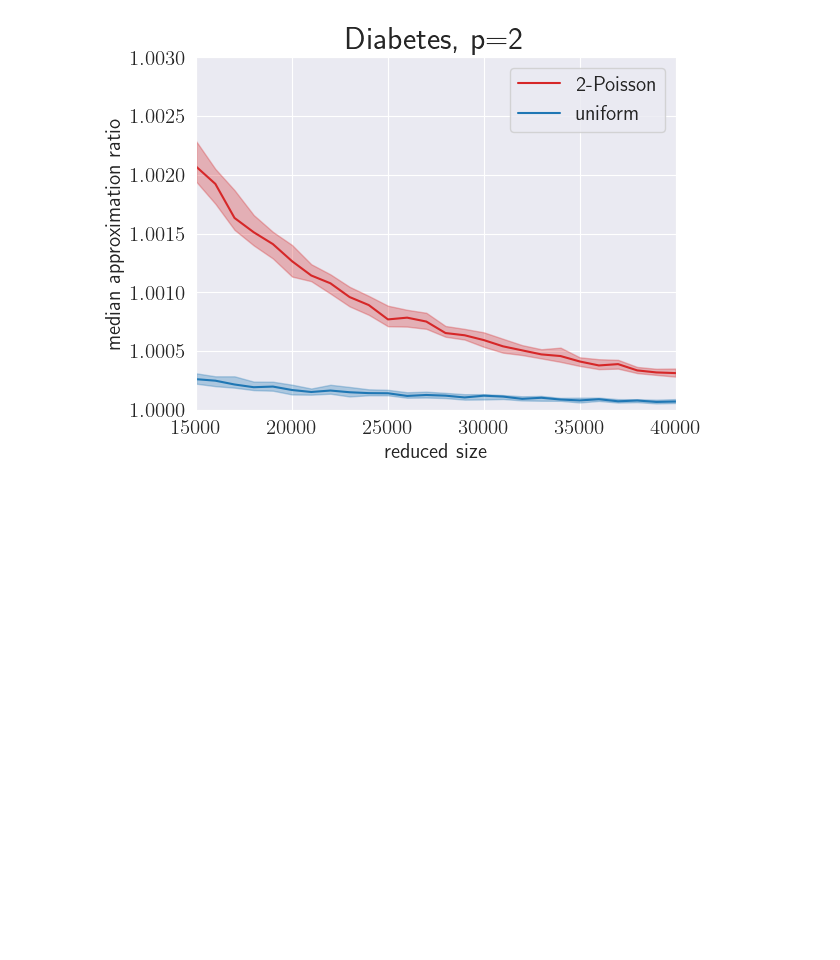
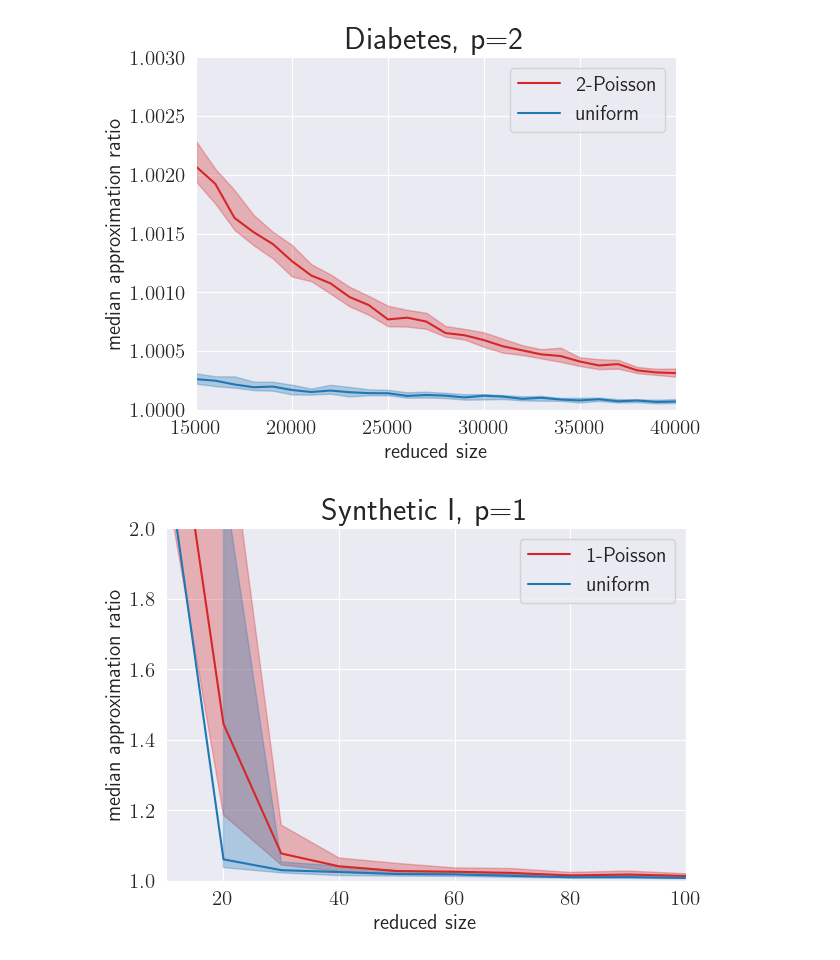
Before and after one commit to Tim907/poisson-regression, a Jupyter notebook: notebooks/plots.ipynb, the cells around one changed output. Saved outputs shown, nothing was run; the diff lists cells and outputs as text; code cells hidden in the pictures; blank space fills up the shorter version.

```diff
--- a/notebooks/plots.ipynb
+++ b/notebooks/plots.ipynb
@@ -70,6 +70,7 @@ def make_ratio_plot(dataset, p, methods, x_min, x_max, y_min, y_max, plot_bands=
         "kddcup": f"Kddcup, p={p}",
         "webspam": f"Webspam, p={p}",
         f"synthetic_n100000_d6_p{p}_variant1_seed2": f"Synthetic I, p={p}",
+        f"synthetic_n100000_d6_p{p}_variant1_seed3": f"Synthetic I, p={p}",
         f"synthetic_n100000_d6_p{p}_variant2_seed2": f"Synthetic II, p={p}",
         f"diabetes": f"Diabetes, p={p}",
     }
@@ -239,3 +240,7 @@ make_ratio_plot(Diabetes(p=2), p=2, methods=["leverage", "uniform"], x_min=15000
 # %% [output]
 [figure]
 [figure]
+# %%
+make_ratio_plot(Synthetic(n=100000, d=6, p=1, variant=1, seed=3), p=1, methods=["leverage", "uniform"], x_min=10, x_max=100, y_min=1, y_max=2)
+# %% [output]
+[figure, added]
```
Also changed, not shown: 7 other files.
